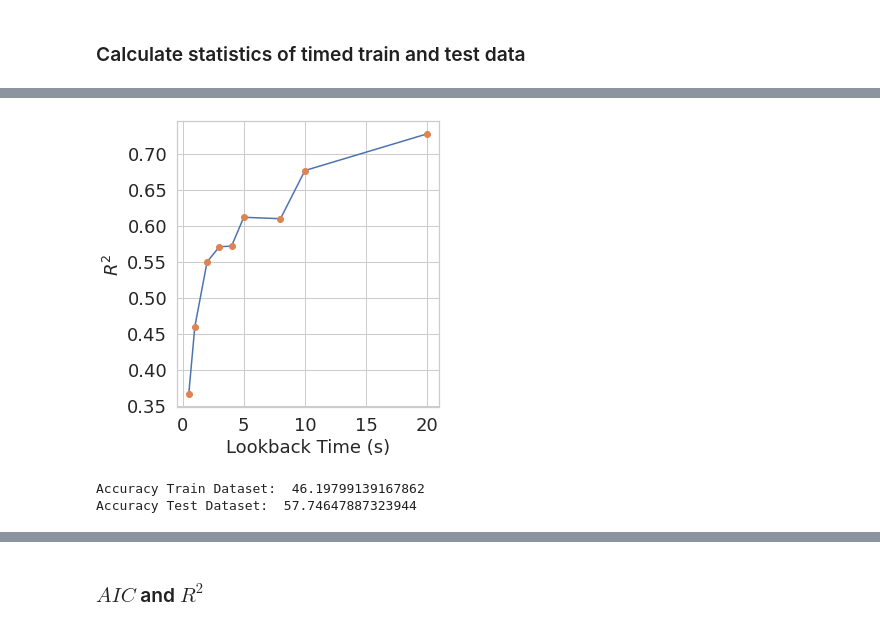
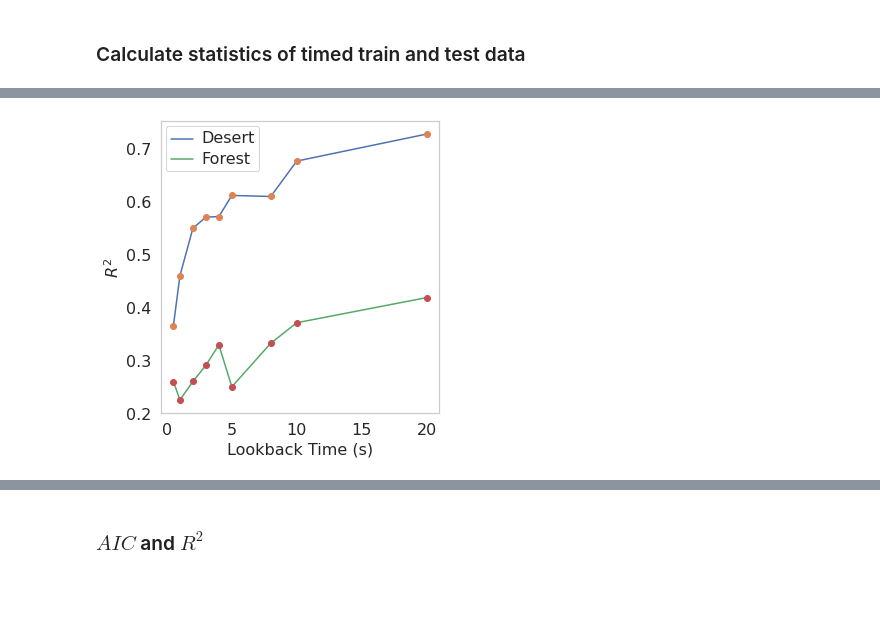
Before and after one commit to arunavanag591/odor_analysis, a Jupyter notebook: data_exploration/dataClassification.ipynb, the cells around one changed output, grey strips where cells are left out. Saved outputs shown, nothing was run; the diff lists cells and outputs as text; code cells hidden in the pictures; blank space fills up the shorter version.

```diff
--- a/data_exploration/dataClassification.ipynb
+++ b/data_exploration/dataClassification.ipynb
@@ -414,23 +403,37 @@ f.savefig('../../Figure/wf_k.jpeg', dpi=300, bbox_inches = "tight")
 # %%
 f,ax = plt.subplots(1,1,figsize=(5,5))
-ax.plot([0.5,1,2,3,4,5,8,10,20],[0.366,0.46,0.55,0.571,0.572,0.612,0.61,0.677,0.728])
-ax.plot([0.5,1,2,3,4,5,8,10,20],[0.366,0.46,0.55,0.571,0.572,0.612,0.61,0.677,0.728],'o')
+time=[0.5,1,2,3,4,5,8,10,20]
+ax.plot(time,[0.366,0.46,0.55,0.571,0.572,0.612,0.61,0.677,0.728],label='Desert')
+ax.plot(time,[0.366,0.46,0.55,0.571,0.572,0.612,0.61,0.677,0.728],'o')
 
+rsquare_forest=[0.2600101197124485,
+ 0.22514118856537346,
+ 0.2603178593418869,
+ 0.29068895349409674,
+ 0.32933284350279246,
+ 0.2501569776161999,
+ 0.33249407940459985,
+ 0.3712669956921376,
+ 0.4187079862870403]
+ax.plot(time,rsquare_forest, label='Forest')
+ax.plot(time,rsquare_forest,'o')
 
 ax.set_xlabel('Lookback Time (s)')
 ax.set_ylabel('$R^2$')
 # ax.set_xlim(0,)
 # mpl_functions.adjust_spines(ax,['left','bottom'],spine_locations={},
 #                                 smart_bounds=True,
 # #                                 xticks=[0.5,1,2,3,4,5,8,10,20],
 # #                                 yticks=[-10,20,60],
 #                                 linewidth=1)
-figurefirst.mpl_functions.set_fontsize(f, 18)
+ax.grid(False)
+ax.legend()
+figurefirst.mpl_functions.set_fontsize(f, 16)
 f.tight_layout(pad=1)
 # plt.show()
 # f.savefig('../../Figure/Rsquarelookback.jpeg', dpi=300, bbox_inches = "tight")
 # %% [output]
-[figure, old version]
+[figure, new version]
 # %%
 column_names=['mc_min','mc_max','mc_mean','mc_std_dev','mc_k',
              'wf_min','wf_max','wf_mean','wf_std_dev','wf_k',
@@ -471,19 +450,0 @@ combtest['fpvalue']=pval
-# %%
-## Test Dataset
-Xnew = testdf.loc[testdf.distance.notnull(), column_names].values
-Xnew = sm.add_constant(Xnew)
-ynewpred = olsres.predict(Xnew)
-
-traindf['predicted_distance']=ypred
-testdf['predicted_distance']=ynewpred
-
-#Compute Accuracy with some tolerance
-
-accuracy_train = {i for i in traindf.distance if np.isclose(traindf.predicted_distance, i, 0.1).any()}
-accuracy_test = {i for i in testdf.distance if np.isclose(testdf.predicted_distance, i, 0.1).any()}
-
-print('Accuracy Train Dataset: ',(len(accuracy_train)/len(traindf.predicted_distance)) *100 )
-print('Accuracy Test Dataset: ',(len(accuracy_test)/len(testdf.predicted_distance)) *100 )
-# %% [output]
-Accuracy Train Dataset:  46.19799139167862
-Accuracy Test Dataset:  57.74647887323944
```
Also changed, not shown: parts of 19 cells of this notebook, 4 other files.
